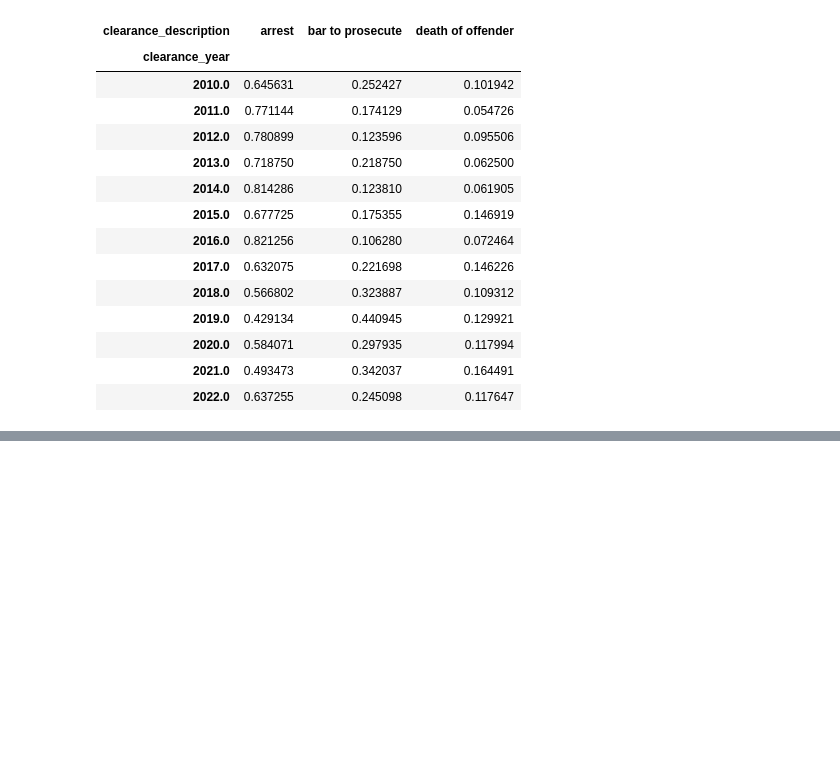
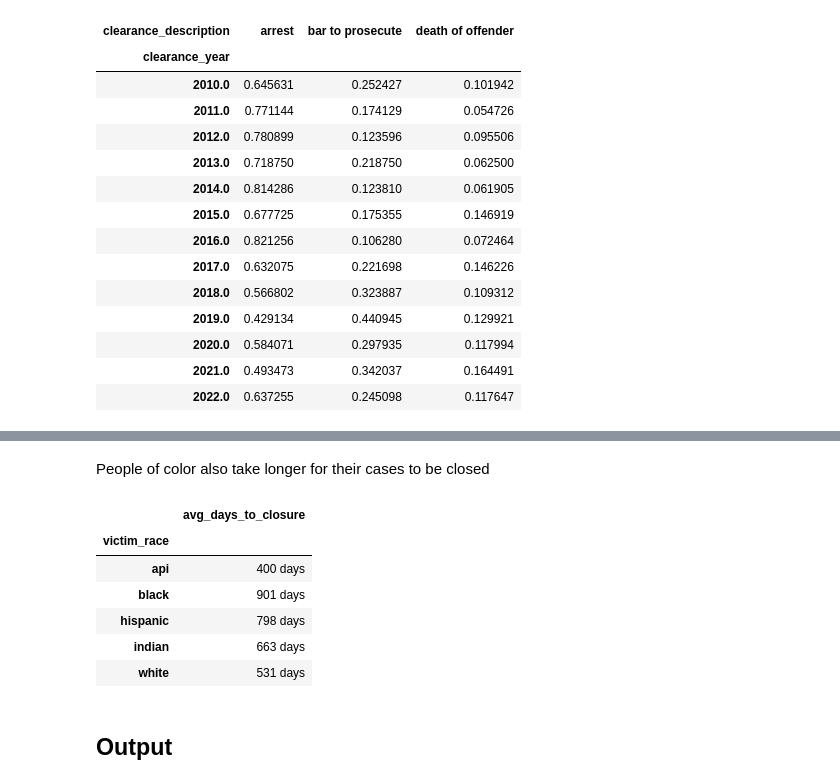
Before and after one commit to cbs-news-data/chicago-homicide-clearance, a Jupyter notebook: chicago_homicide_clearance.ipynb, the cells around one changed output, grey strips where cells are left out. Cells and saved outputs as stored; diff of their text form; code cells hidden in the pictures; blank space fills up the shorter version.

```diff
--- a/chicago_homicide_clearance.ipynb
+++ b/chicago_homicide_clearance.ipynb
@@ -234,3 +385,26 @@ ec_compare
+# %% [markdown]
+People of color also take longer for their cases to be closed
+# %%
+days_to_closure = (
+    victim_race_df.assign(time_to_closure=lambda df: df.date_cleared - df.injury_date)
+    .groupby("victim_race")
+    .time_to_closure.mean()
+    .dt.round("d")
+    .to_frame("avg_days_to_closure")
+    .query("index != 'no data'")
+    .query("index != 'unknown'")
+)
+days_to_closure
+# %% [output]
+|  | avg_days_to_closure |
+| victim_race |  |
+| api | 400 days |
+| black | 901 days |
+| hispanic | 798 days |
+| indian | 663 days |
+| white | 531 days |
+# %% [markdown]
+## Output
 # %%
 with pd.ExcelWriter("output/chicago_police_clearance_rate.xlsx") as writer:
     compare_df.to_excel(writer, sheet_name="Clearance rates")
```
Also changed, not shown: parts of 9 cells of this notebook, 2 other files.
